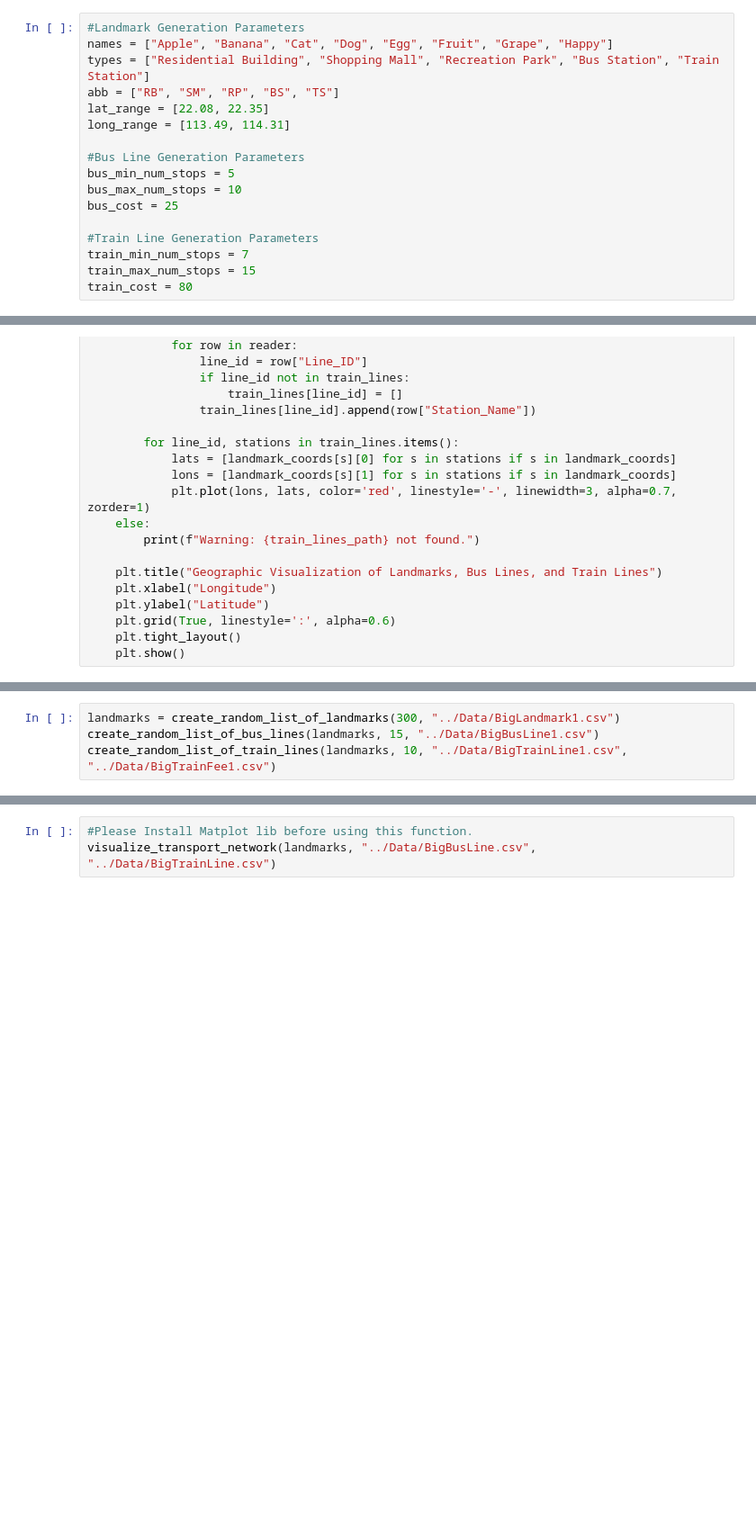
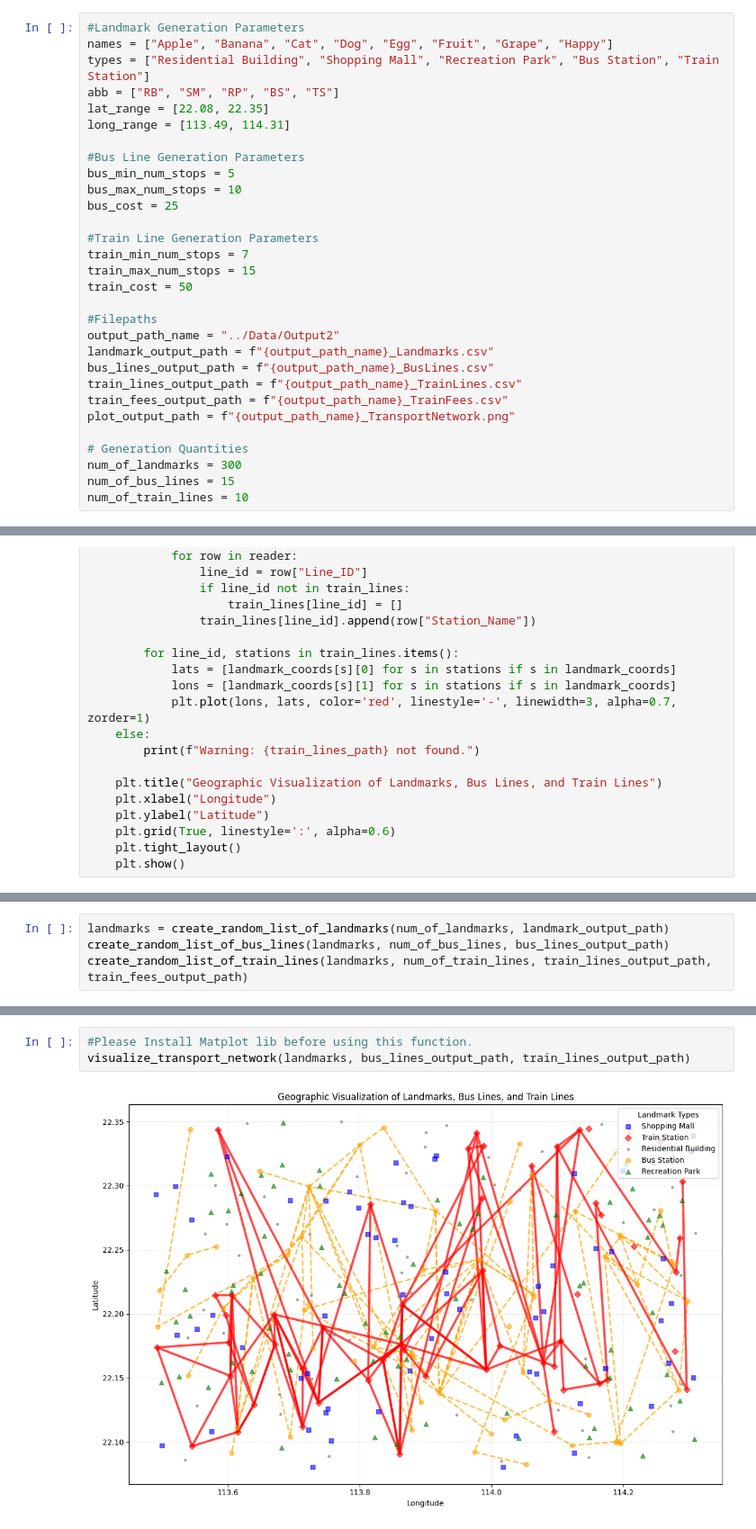
Before and after one commit to Pui-Hei/COMP1110_TransportationCostProject, a Jupyter notebook: Python_Container/PythonFiles/Scripts/DataCreator.ipynb, the cells around one changed output, grey strips where cells are left out. Shown at 90% size. Saved outputs shown, nothing was run; the diff lists cells and outputs as text; blank space fills up the shorter version.

Commit message:
updated data creator for easier generation

```diff
--- a/Python_Container/PythonFiles/Scripts/DataCreator.ipynb
+++ b/Python_Container/PythonFiles/Scripts/DataCreator.ipynb
@@ -24,7 +43,20 @@ bus_cost = 25
 #Train Line Generation Parameters
 train_min_num_stops = 7
 train_max_num_stops = 15
-train_cost = 80
+train_cost = 50
+
+#Filepaths
+output_path_name = "../Data/Output2"
+landmark_output_path = f"{output_path_name}_Landmarks.csv"
+bus_lines_output_path = f"{output_path_name}_BusLines.csv"
+train_lines_output_path = f"{output_path_name}_TrainLines.csv"
+train_fees_output_path = f"{output_path_name}_TrainFees.csv"
+plot_output_path = f"{output_path_name}_TransportNetwork.png"
+
+# Generation Quantities
+num_of_landmarks = 300
+num_of_bus_lines = 15
+num_of_train_lines = 10
 # %%
 def calculate_distance(lat1, lon1, lat2, lon2):
     return math.hypot(lat2 - lat1, lon2 - lon1)
@@ -284,4 +312,4 @@ def visualize_transport_network(list_of_landmarks, bus_lines_path="../Data/Defau
 # %%
-landmarks = create_random_list_of_landmarks(300, "../Data/BigLandmark1.csv")
-create_random_list_of_bus_lines(landmarks, 15, "../Data/BigBusLine1.csv")
-create_random_list_of_train_lines(landmarks, 10, "../Data/BigTrainLine1.csv", "../Data/BigTrainFee1.csv")
+landmarks = create_random_list_of_landmarks(num_of_landmarks, landmark_output_path)
+create_random_list_of_bus_lines(landmarks, num_of_bus_lines, bus_lines_output_path)
+create_random_list_of_train_lines(landmarks, num_of_train_lines, train_lines_output_path, train_fees_output_path)
@@ -288,3 +321,5 @@ create_random_list_of_train_lines(landmarks, 10, "../Data/BigTrainLine1.csv", ".
 # %%
 #Please Install Matplot lib before using this function.
-visualize_transport_network(landmarks, "../Data/BigBusLine.csv", "../Data/BigTrainLine.csv")
+visualize_transport_network(landmarks, bus_lines_output_path, train_lines_output_path)
+# %% [output]
+[figure, added]
```
Also changed, not shown: parts of 3 cells of this notebook, 8 other files.
